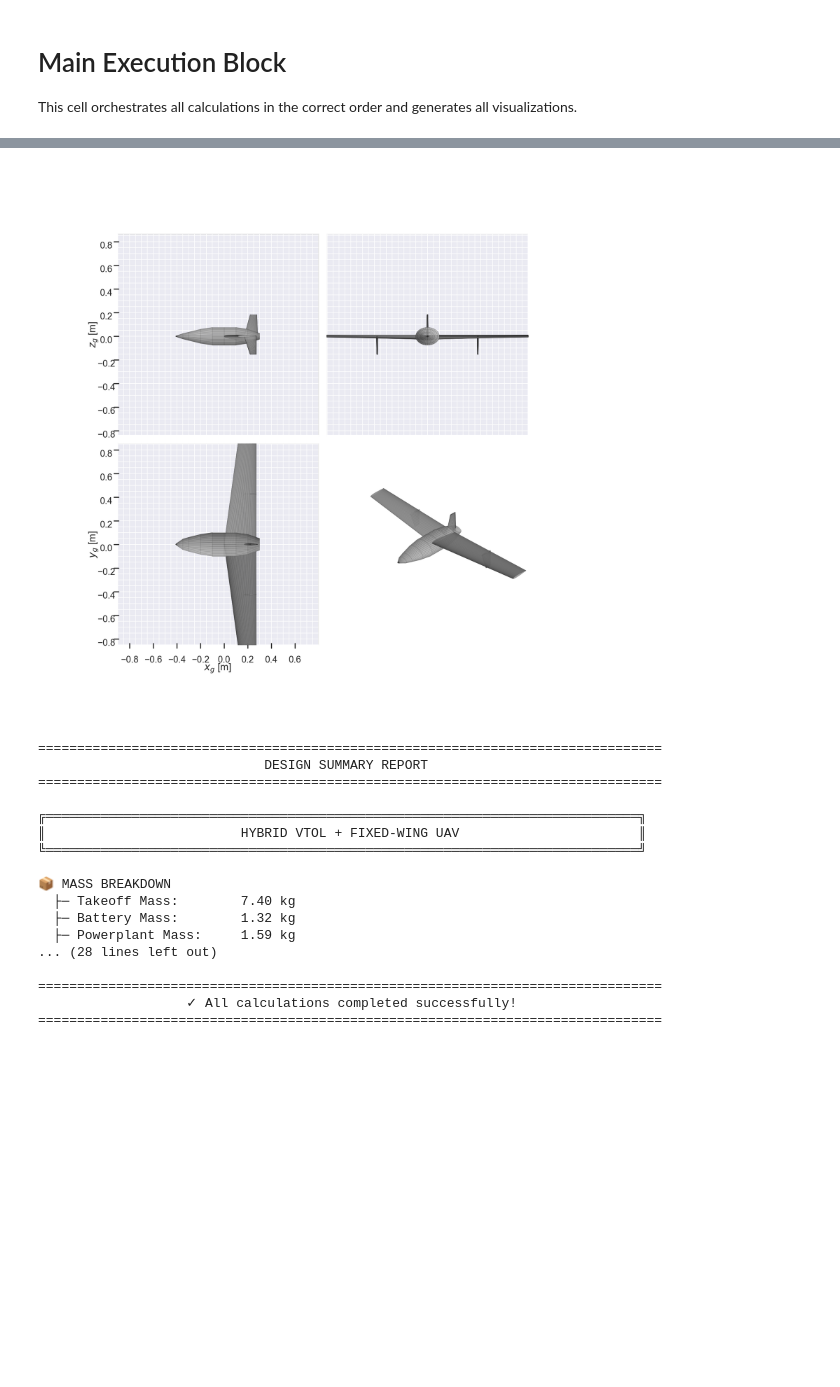
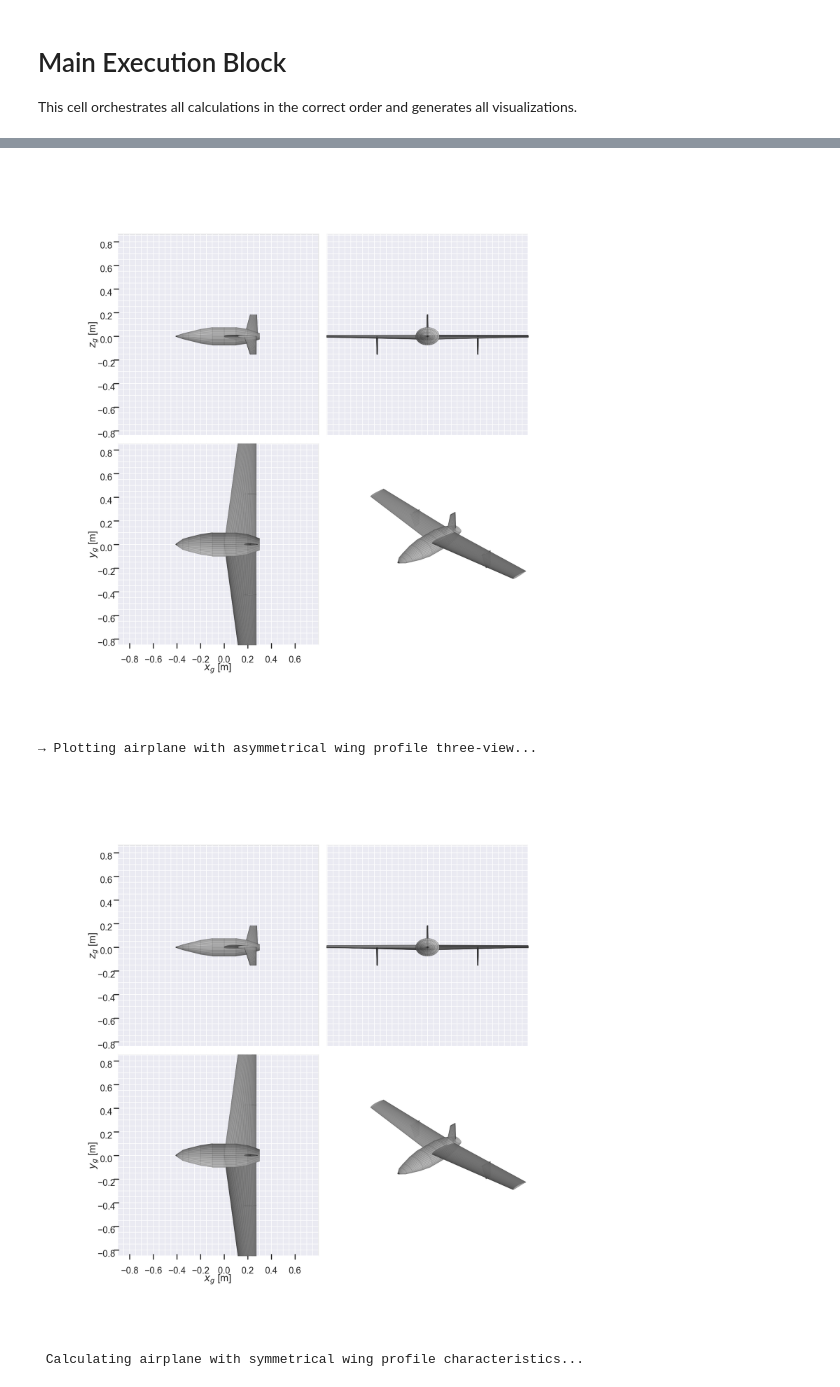
Before and after one commit to grigobor/UAV-math-calculation, a Jupyter notebook: Math UAV.ipynb, the cells around one changed output, grey strips where cells are left out. Drawn from its saved outputs; the diff is of its cells as text; code cells hidden in the pictures; blank space fills up the shorter version.

Commit message:
Add airplane analysis

```diff
--- a/Math UAV.ipynb
+++ b/Math UAV.ipynb
@@ -206,6 +207,8 @@ class DesignConstants:
 
     stall_speed = 55 # stall speed (kph)
     air_density_sea_level = 1.225 # air density on takeoff (sea level)
+    takeoff_altitude = 0 # Take off altitude, m
+    cruise_altitude = 3000 # Cruise altitude, m
     max_lift_coefficient_stat = 1.4 # maximum wing lift coefficient (statistically)
     min_lift_coefficient_stat = -0.8 # minimum wing lift coefficient (from the aerofoil polar)
     derivative_max_lift_coefficient_stat = 5.25 # derivative of max lift coefficient (by statistic)
@@ -1031,7 +1034,7 @@ In this section I will create and draw geometry of UAV
 # %%
 ## 8. Airplane Geometry and Drawing
 
-def build_airplane_model(const, wing_geo, vstab_geo):
+def build_airplane_model(const, wing_geo, vstab_geo, profile):
     """Build and return Aerosandbox airplane model."""
     airplane = asb.Airplane(
         name="Hybrid VTOL Fixed-Wing UAV",
@@ -1049,13 +1052,13 @@ def build_airplane_model(const, wing_geo, vstab_geo):
                         xyz_le=[0, 0, 0],
                         chord=wing_geo['root_chord'],
                         twist=5,
-                        airfoil=asb.Airfoil("naca0012"),
+                        airfoil=asb.Airfoil(profile),
                     ),
                     asb.WingXSec(
                         xyz_le=[wing_geo['root_chord'] - wing_geo['tip_chord'], wing_geo['wingspan']/2, 0],
                         chord=wing_geo['tip_chord'],
-                        twist=-2,
-                        airfoil=asb.Airfoil("naca0012"),
+                        twist=0,
+                        airfoil=asb.Airfoil(profile),
                     ),
                 ],
             ),
@@ -1242,10 +1309,22 @@ print("\n→ Plotting constraint diagram...")
 constraints = calculate_constraint_diagram(DesignConstants, m0_final, wing_geo, aero_params)
 plot_constraint_diagram(constraints, m0_final, DesignConstants)
 
-# 4. Airplane 3-View
-print("\n→ Plotting airplane three-view...")
-airplane = build_airplane_model(DesignConstants, wing_geo, vstab_geo)
-plot_airplane_views(airplane)
+# 4. Airplane with symmetrical wing profile 3-View
+print("\n→ Plotting airplane with symmetrical wing profile three-view...")
+airplane_sym_wing = build_airplane_model(DesignConstants, wing_geo, vstab_geo, "naca0012")
+plot_airplane_views(airplane_sym_wing)
+
+# 5. Airplane with asymmetrical wing profile 3-View
+print("\n→ Plotting airplane with asymmetrical wing profile three-view...")
+airplane_asym_wing = build_airplane_model(DesignConstants, wing_geo, vstab_geo, "naca4412")
+plot_airplane_views(airplane_asym_wing)
+
+# 6. Airplane with symmetrical wing profile analysis
+print("\n Calculating airplane with symmetrical wing profile characteristics...")
+airplane_analysis_sym_wing = airplane_analysis(DesignConstants, airplane_sym_wing)
+
+print("\n Calculating airplane with asymmetrical wing profile characteristics...")
+airplane_analysis_sym_wing = airplane_analysis(DesignConstants, airplane_asym_wing)
 
 # ============================================================================
 # SUMMARY REPORT
@@ -1324,18 +1403,4 @@ print("="*80 + "\n")
 [figure]
-================================================================================
-                             DESIGN SUMMARY REPORT
-================================================================================
-
-╔════════════════════════════════════════════════════════════════════════════╗
-║                         HYBRID VTOL + FIXED-WING UAV                       ║
-╚════════════════════════════════════════════════════════════════════════════╝
-
-📦 MASS BREAKDOWN
-  ├─ Takeoff Mass:        7.40 kg
-  ├─ Battery Mass:        1.32 kg
-  ├─ Powerplant Mass:     1.59 kg
-... (28 lines left out)
-
-================================================================================
-                   ✓ All calculations completed successfully!
-================================================================================
+→ Plotting airplane with asymmetrical wing profile three-view...
+[figure, added]
+ Calculating airplane with symmetrical wing profile characteristics...
```
Also changed, not shown: parts of 4 cells of this notebook.
